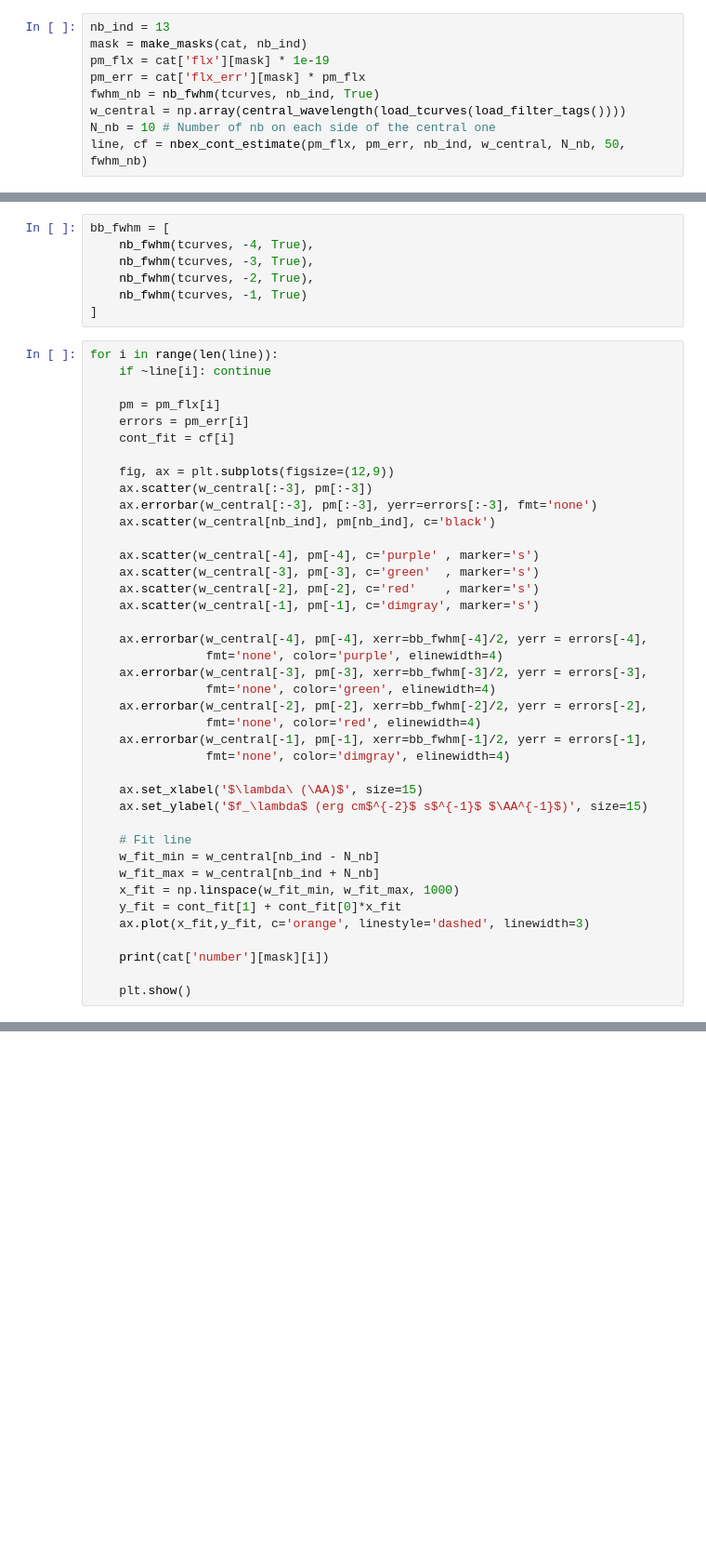
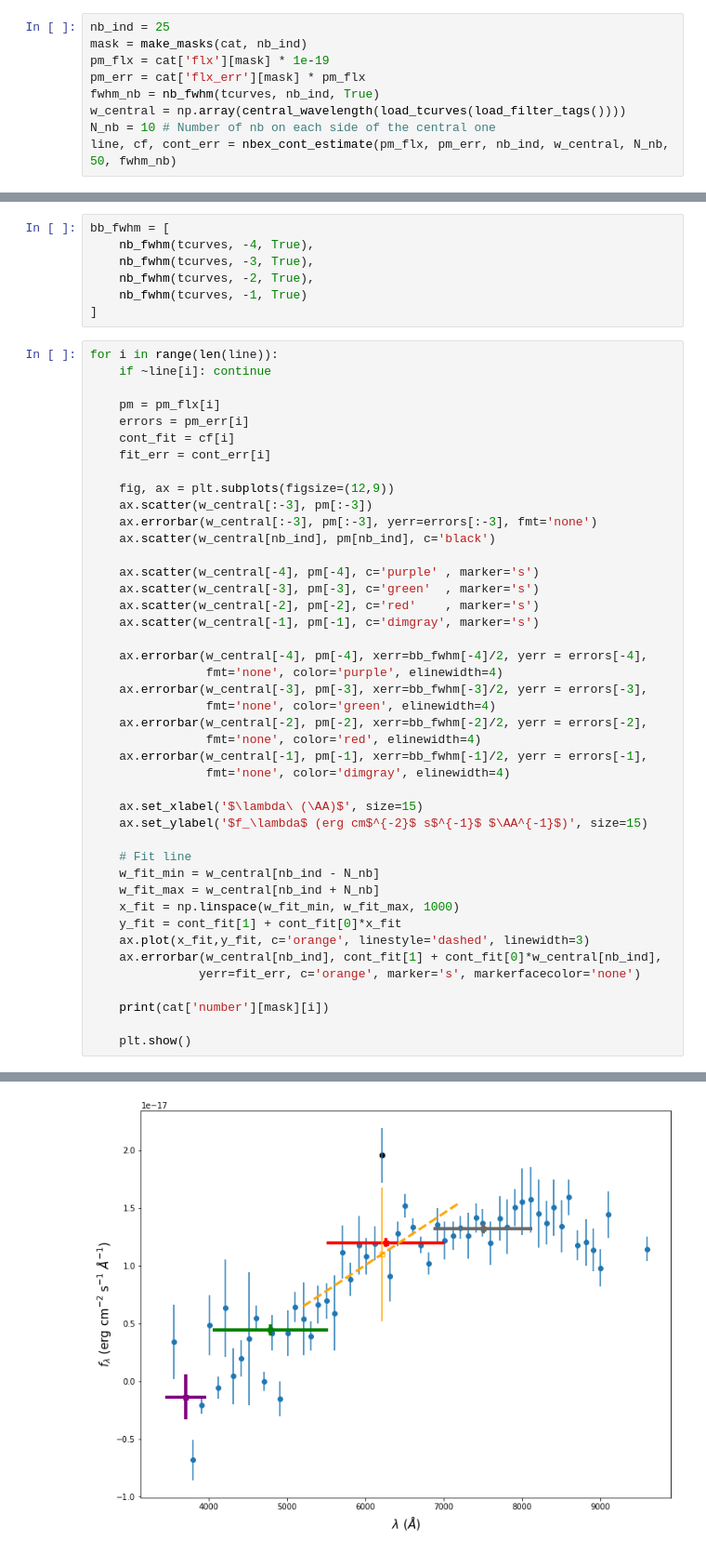
Before and after one commit to totoal/LAEs, a Jupyter notebook: cont_fit_selection.ipynb, the cells around one changed output, grey strips where cells are left out. Shown at 93% size. Drawn from its saved outputs; the diff is of its cells as text; blank space fills up the shorter version.

```diff
--- a/cont_fit_selection.ipynb
+++ b/cont_fit_selection.ipynb
@@ -30,11 +30,11 @@ def make_masks(cat, nb_ind):
     mask_total = mask_pz_odds & mask_pmotion & mask_snr
     return mask_total
 # %%
-nb_ind = 13
+nb_ind = 25
 mask = make_masks(cat, nb_ind)
 pm_flx = cat['flx'][mask] * 1e-19
 pm_err = cat['flx_err'][mask] * pm_flx
 fwhm_nb = nb_fwhm(tcurves, nb_ind, True)
 w_central = np.array(central_wavelength(load_tcurves(load_filter_tags())))
 N_nb = 10 # Number of nb on each side of the central one
-line, cf = nbex_cont_estimate(pm_flx, pm_err, nb_ind, w_central, N_nb, 50, fwhm_nb)
+line, cf, cont_err = nbex_cont_estimate(pm_flx, pm_err, nb_ind, w_central, N_nb, 50, fwhm_nb)
@@ -54,6 +58,7 @@ for i in range(len(line)):
     pm = pm_flx[i]
     errors = pm_err[i]
     cont_fit = cf[i]
+    fit_err = cont_err[i]
 
     fig, ax = plt.subplots(figsize=(12,9))
     ax.scatter(w_central[:-3], pm[:-3])
@@ -83,7 +88,10 @@ for i in range(len(line)):
     x_fit = np.linspace(w_fit_min, w_fit_max, 1000)
     y_fit = cont_fit[1] + cont_fit[0]*x_fit
     ax.plot(x_fit,y_fit, c='orange', linestyle='dashed', linewidth=3)
+    ax.errorbar(w_central[nb_ind], cont_fit[1] + cont_fit[0]*w_central[nb_ind],
+               yerr=fit_err, c='orange', marker='s', markerfacecolor='none')
 
     print(cat['number'][mask][i])
 
     plt.show()
+# %% [output]
@@ -89,0 +99 @@ for i in range(len(line)):
+[figure, added]
```
Also changed, not shown: parts of 3 cells of this notebook.
